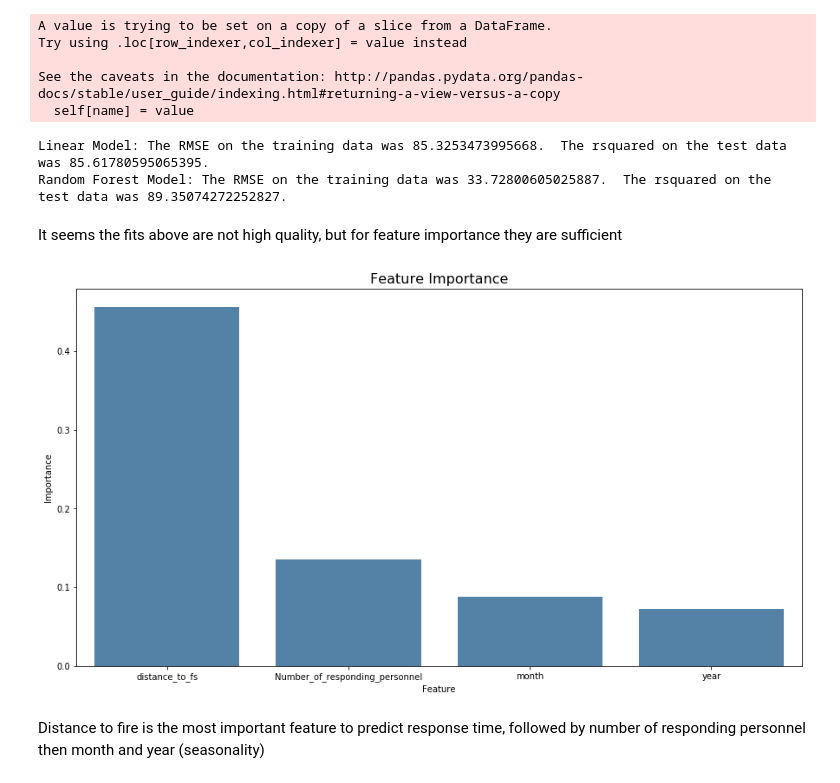
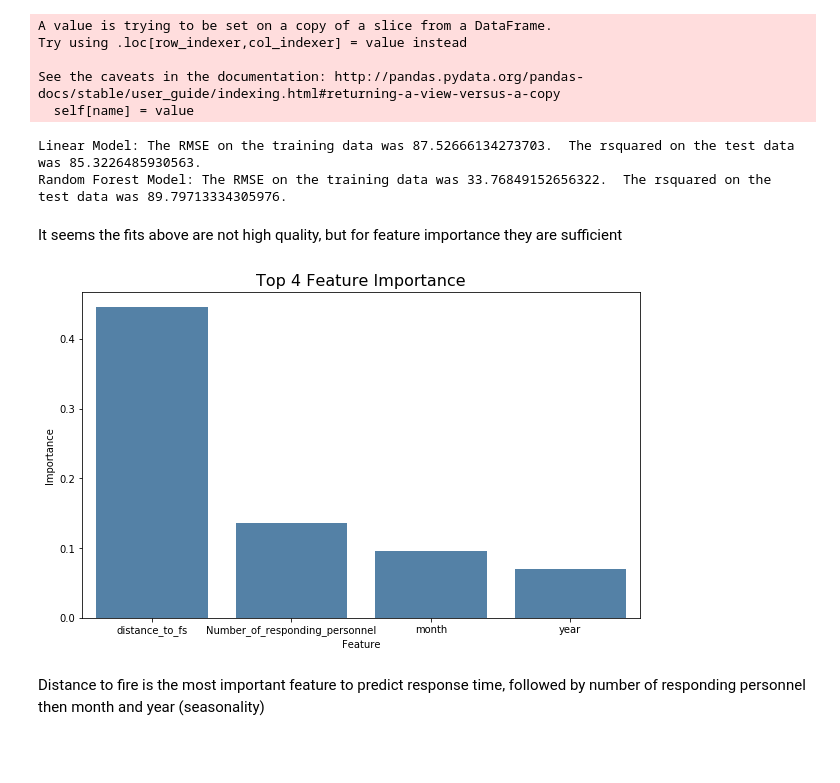
Before and after one commit to mparravani/Toronto_FireIncidents, a Jupyter notebook: Toronto Fire Analysis.ipynb, the cells around one changed output. Saved outputs shown, nothing was run; the diff lists cells and outputs as text; code cells hidden in the pictures; blank space fills up the shorter version.

```diff
--- a/Toronto Fire Analysis.ipynb
+++ b/Toronto Fire Analysis.ipynb
@@ -428,7 +428,7 @@ Pearsons correlation: 0.507
 # %% [markdown]
 The correlation from the plot and statistic above are not great. Lets see if other features can support this
 # %%
-fire_gdf_noout.Incident_Ward = fire_gdf_noout.loc[Incident_Ward].apply(lambda x: str(round(x)))
+fire_gdf_noout.Incident_Ward = fire_gdf_noout.Incident_Ward.apply(lambda x: str(round(x)))
 # %% [output]
 A value is trying to be set on a copy of a slice from a DataFrame.
 Try using .loc[row_indexer,col_indexer] = value instead
@@ -501,29 +501,29 @@ rf_test_score= np.sqrt(mean_squared_error(y_test, rf_model.predict(X_test)))
 
 print("Random Forest Model: The RMSE on the training data was {}.  The rsquared on the test data was {}.".format(rf_train_score, rf_test_score))
 # %% [output]
-Linear Model: The RMSE on the training data was 85.3253473995668.  The rsquared on the test data was 85.61780595065395.
-Random Forest Model: The RMSE on the training data was 33.72800605025887.  The rsquared on the test data was 89.35074272252827.
+Linear Model: The RMSE on the training data was 87.52666134273703.  The rsquared on the test data was 85.3226485930563.
+Random Forest Model: The RMSE on the training data was 33.76849152656322.  The rsquared on the test data was 89.79713334305976.
 # %% [markdown]
 It seems the fits above are not high quality, but for feature importance they are sufficient
 # %%
 #Plot Feature Importances
 importance = pd.concat([pd.Series(X_train.columns),pd.Series(rf_model.feature_importances_)],axis=1)
 importance.columns = ['Feature','Importance']
 importance.sort_values(by='Importance', ascending = False, inplace = True)
 
 fig, ax = plt.subplots()
-fig.set_size_inches(15, 8)
+fig.set_size_inches(10, 6)
 
 sns.barplot(x="Feature", y="Importance",
             data=importance.iloc[:4,:],
            color = 'steelblue')
 
-plt.title('Feature Importance', fontsize = 16)
+plt.title('Top 4 Feature Importance', fontsize = 16)
 plt.xlabel('Feature')
 plt.ylabel('Importance')
 
 plt.show()
 # %% [output]
-[figure, old version]
+[figure, new version]
 # %% [markdown]
 Distance to fire is the most important feature to predict response time, followed by number of responding personnel then month and year (seasonality)
```
Also changed, not shown: parts of 4 cells of this notebook, 3 other files.
